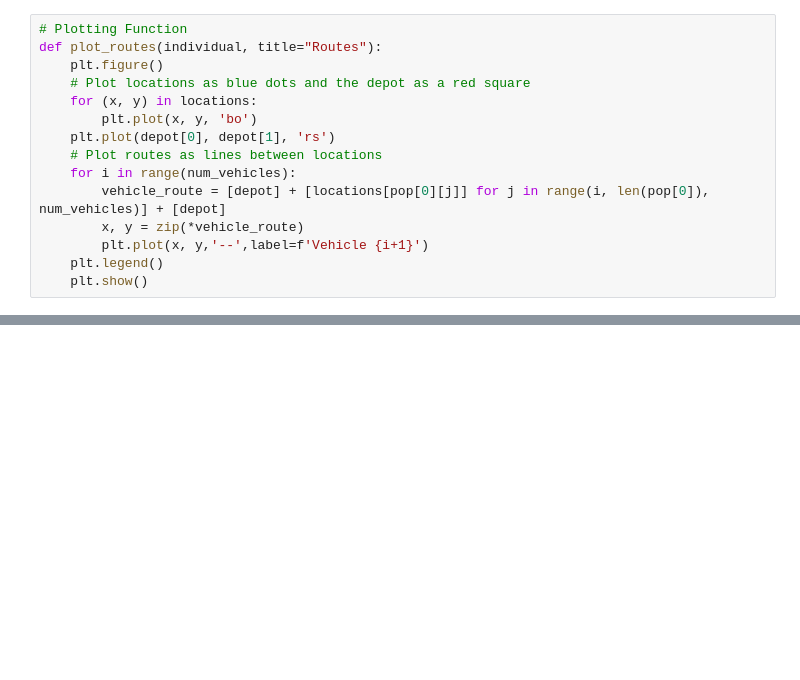
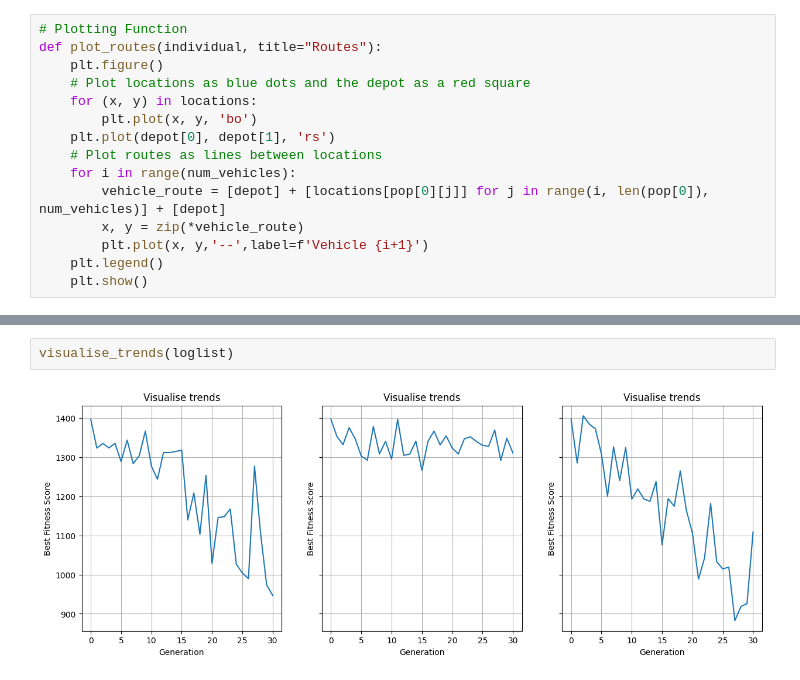
Before and after one commit to SH1V4M100/Genetic_Algo, a Jupyter notebook: GeneticAlgo.ipynb, the cells around one changed output, grey strips where cells are left out. Saved outputs shown, nothing was run; the diff lists cells and outputs as text; blank space fills up the shorter version.

```diff
--- a/GeneticAlgo.ipynb
+++ b/GeneticAlgo.ipynb
@@ -162,0 +233,4 @@ gen     nevals  avg     min
+# %%
+visualise_trends(loglist)
+# %% [output]
+[figure, added]
```
Also changed, not shown: parts of 7 cells of this notebook.
